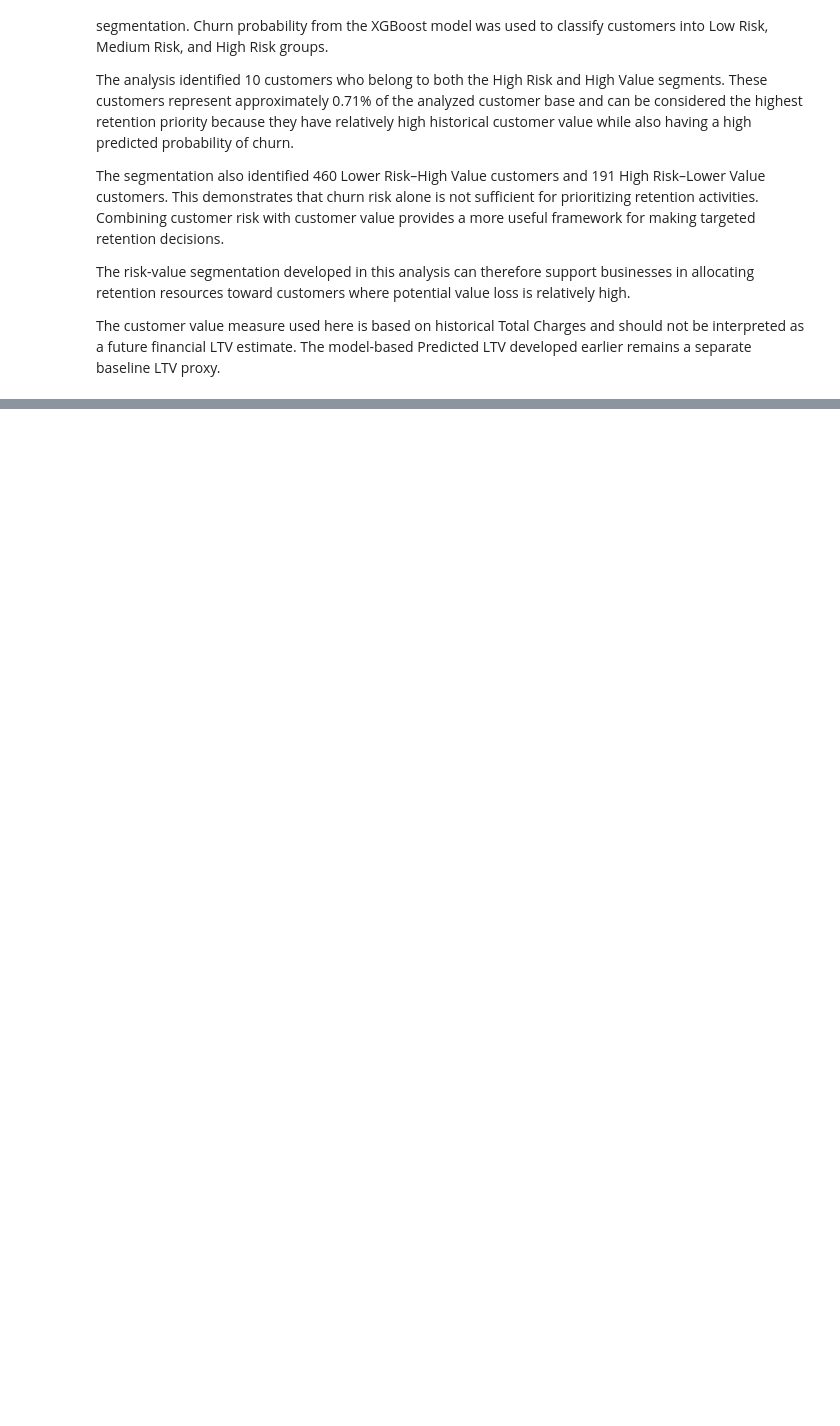
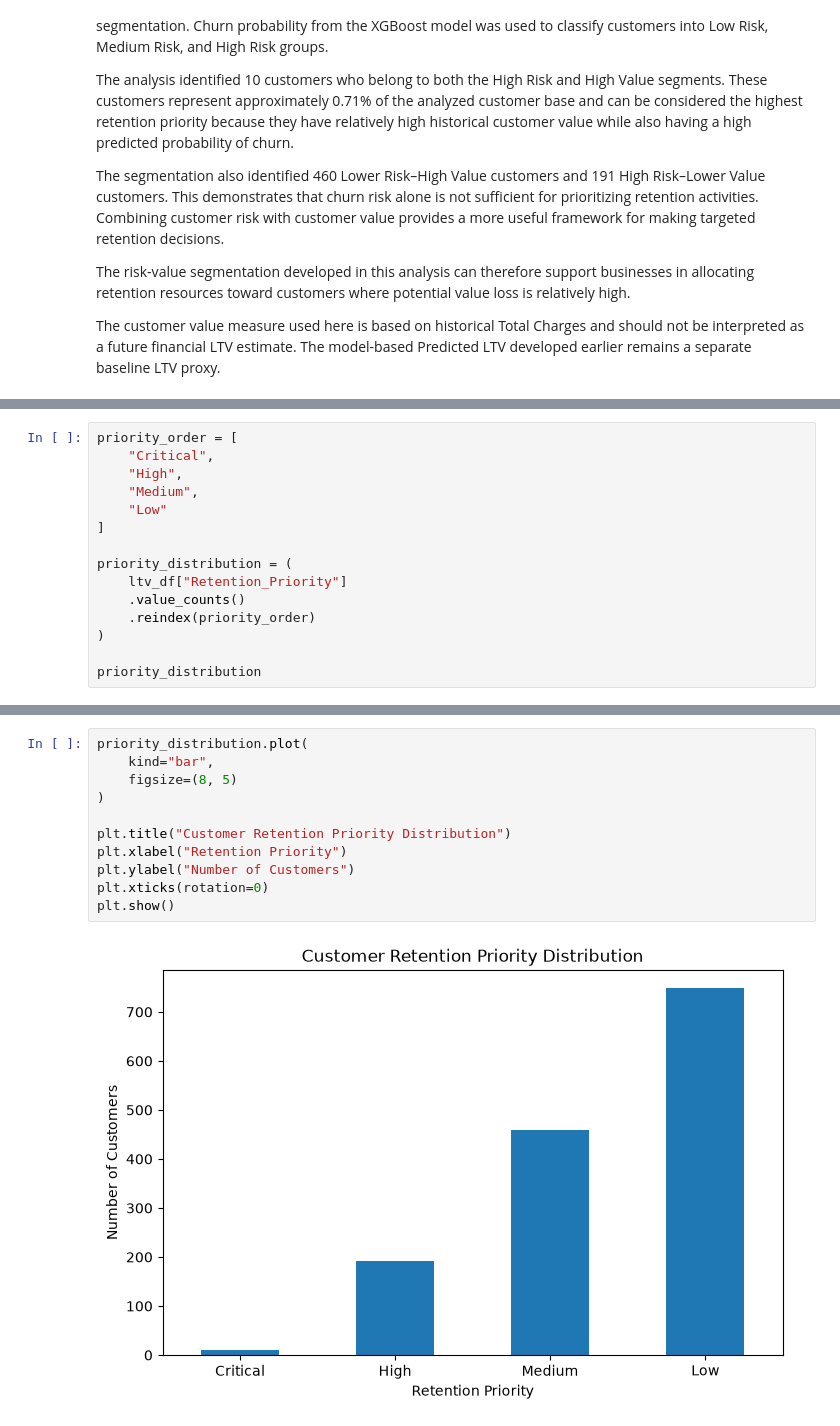
Before and after one commit to sagarsiddharth09-blip/customer-churn-LTV-engine, a Jupyter notebook: Akshay_Baseline_Analytics.ipynb, the cells around one changed output, grey strips where cells are left out. Cells and saved outputs as stored; diff of their text form; blank space fills up the shorter version.

Commit message:
Add Day 16 retention priority framework

```diff
--- a/Akshay_Baseline_Analytics.ipynb
+++ b/Akshay_Baseline_Analytics.ipynb
@@ -4062,0 +4104,15 @@ The customer value measure used here is based on historical Total Charges and sh
+# %%
+priority_order = [
+    "Critical",
+    "High",
+    "Medium",
+    "Low"
+]
+
+priority_distribution = (
+    ltv_df["Retention_Priority"]
+    .value_counts()
+    .reindex(priority_order)
+)
+
+priority_distribution
@@ -4062,0 +4146,13 @@ The customer value measure used here is based on historical Total Charges and sh
+# %%
+priority_distribution.plot(
+    kind="bar",
+    figsize=(8, 5)
+)
+
+plt.title("Customer Retention Priority Distribution")
+plt.xlabel("Retention Priority")
+plt.ylabel("Number of Customers")
+plt.xticks(rotation=0)
+plt.show()
+# %% [output]
+[figure, added]
```
Also changed, not shown: parts of 11 cells of this notebook.
